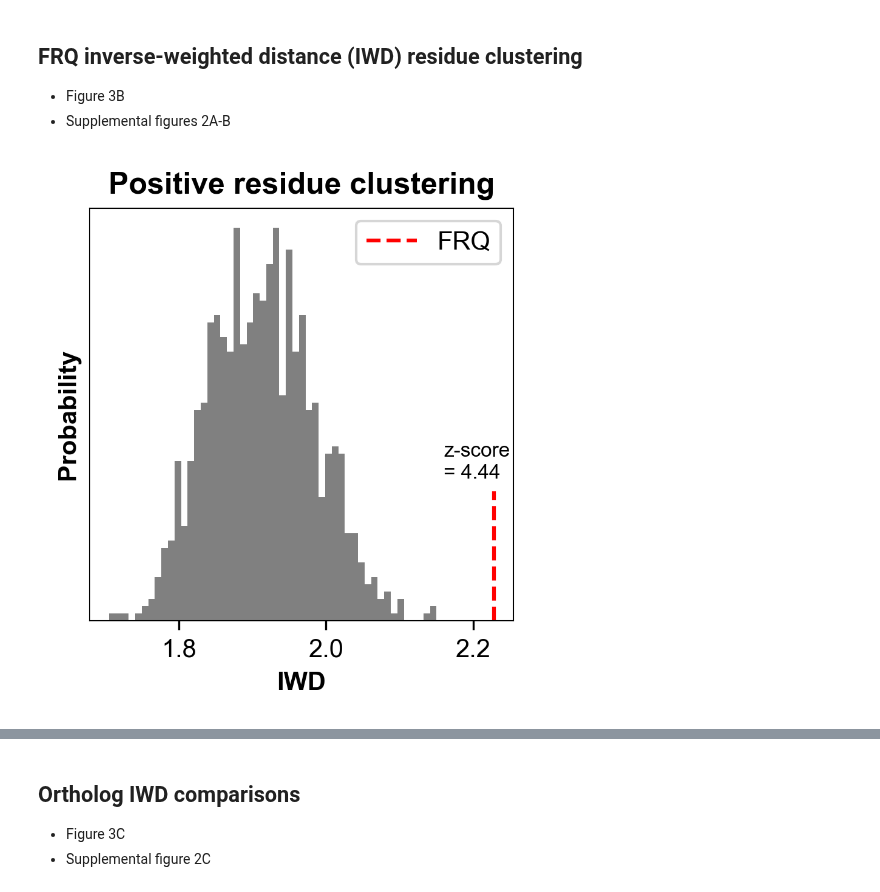
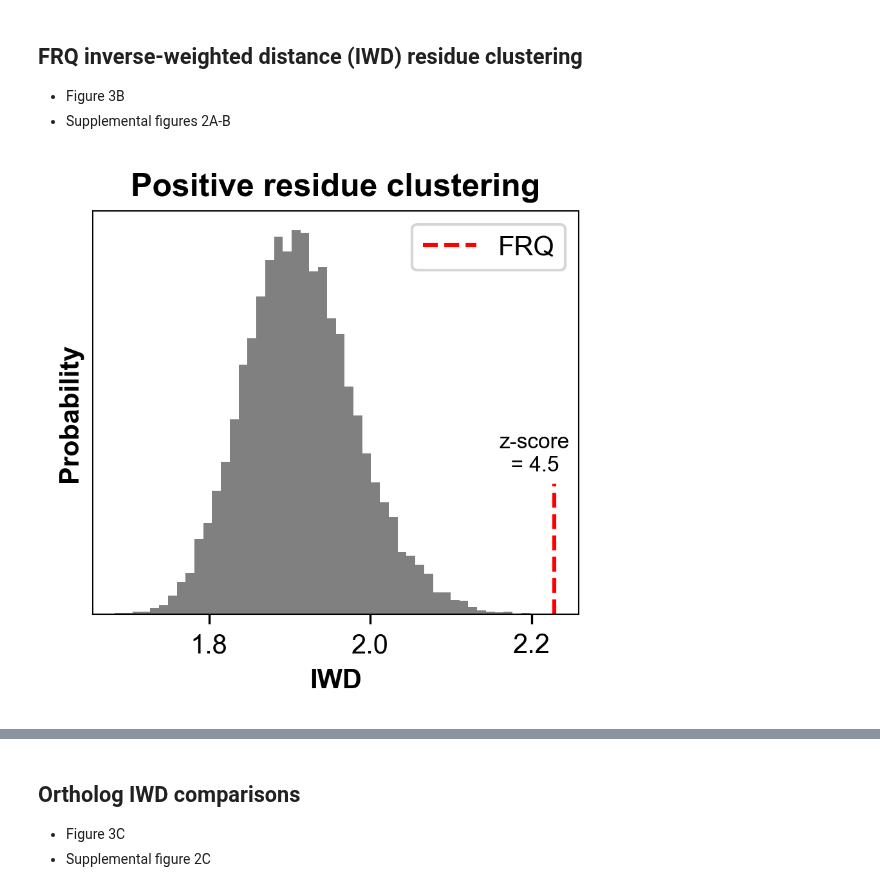
Before and after one commit to holehouse-lab/supportingdata, a Jupyter notebook: 2022/jankowski_2022/jankowski_et_al_computational_analyses_and_figures.ipynb, the cells around one changed output, grey strips where cells are left out. Saved outputs shown, nothing was run; the diff lists cells and outputs as text; code cells hidden in the pictures.

```diff
--- a/2022/jankowski_2022/jankowski_et_al_computational_analyses_and_figures.ipynb
+++ b/2022/jankowski_2022/jankowski_et_al_computational_analyses_and_figures.ipynb
@@ -486,26 +484,27 @@ def calc_dist_and_zscore(seq, func, N=10000):
 # %%
 # Positive residue IWD clustering
 #
-FRQ_pcluster, pc_zscore, pc_dist = calc_dist_and_zscore(FRQ, iwd_positives, N=1000)
+FRQ_pcluster, pc_zscore, pc_dist = calc_dist_and_zscore(FRQ, iwd_positives, N=10000)
 
 ## NOTE: these function takes a while to run with large N (many randomized sequences).
-# Analysis in manuscript used N=10000. For demonstration purposes, this notebook uses N=1000
+# Analysis in manuscript used N=10000. For demonstration purposes, use N=1000
 # Z-score and distribution will change slightly across runs due to stochasticity, especially with smaller N.
 # %%
 # Figure 3B
 plt.figure(figsize=(3,3), dpi=300)
 plt.hist(pc_dist, bins=50, density=True, color='gray')
 plt.vlines(FRQ_pcluster, 0, 2, colors='r', linestyles='dashed', label='FRQ')
 plt.title('Positive residue clustering', fontweight='bold')
 plt.yticks([])
 plt.ylabel('Probability', fontweight='bold')
 plt.xlabel('IWD', fontweight='bold')
-plt.text(2.16, 2.2, f'z-score\n= {round(pc_zscore, 2)}', fontsize=8)
+plt.text(2.16, 2.2, f'z-score\n  = {round(pc_zscore, 2)}', fontsize=8)
 plt.legend()
 
-#plt.savefig('Fig3B')
+plt.tight_layout()
+plt.savefig('figures/Fig3B.png')
 plt.show()
 # %% [output]
-[figure, old version]
+[figure, new version]
 # %%
 # Negative residue IWD clustering
```
Also changed, not shown: parts of 18 cells of this notebook, 15 other files.
